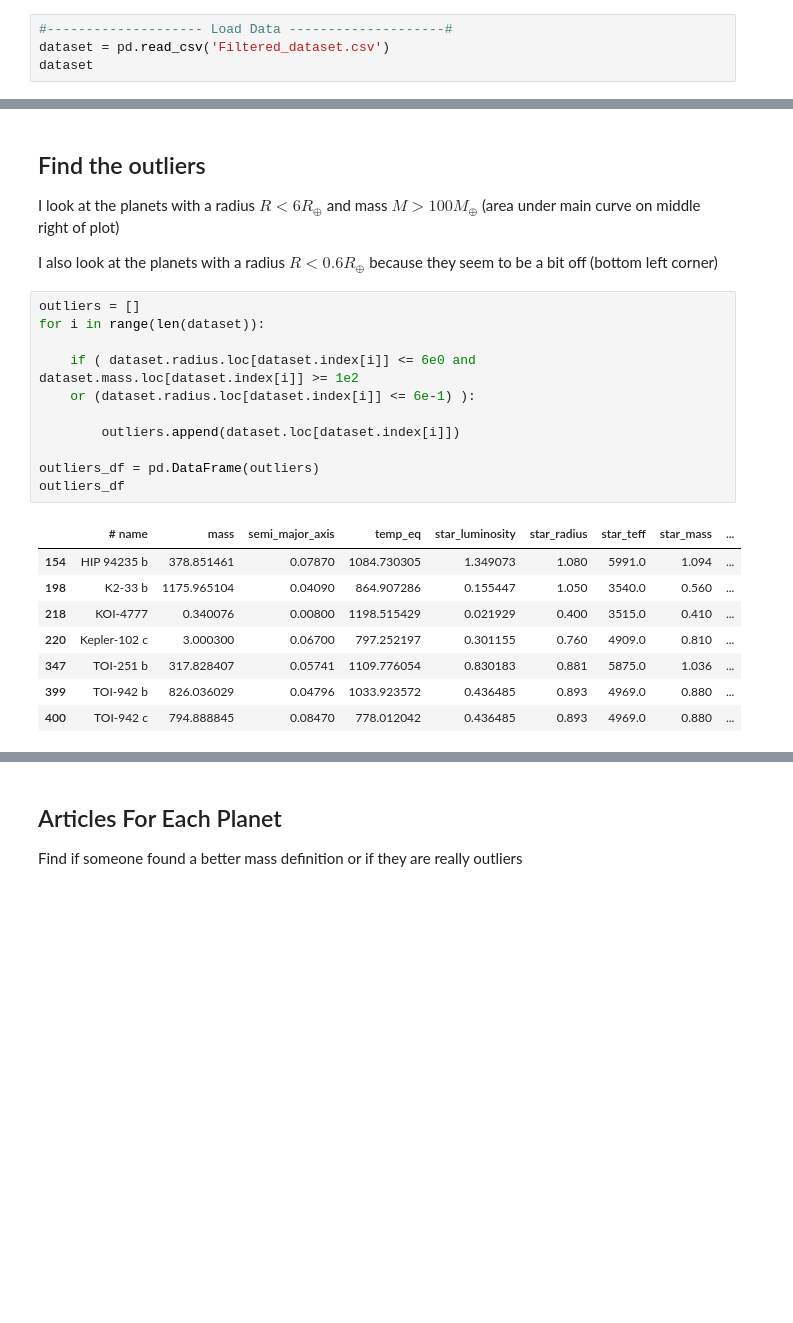
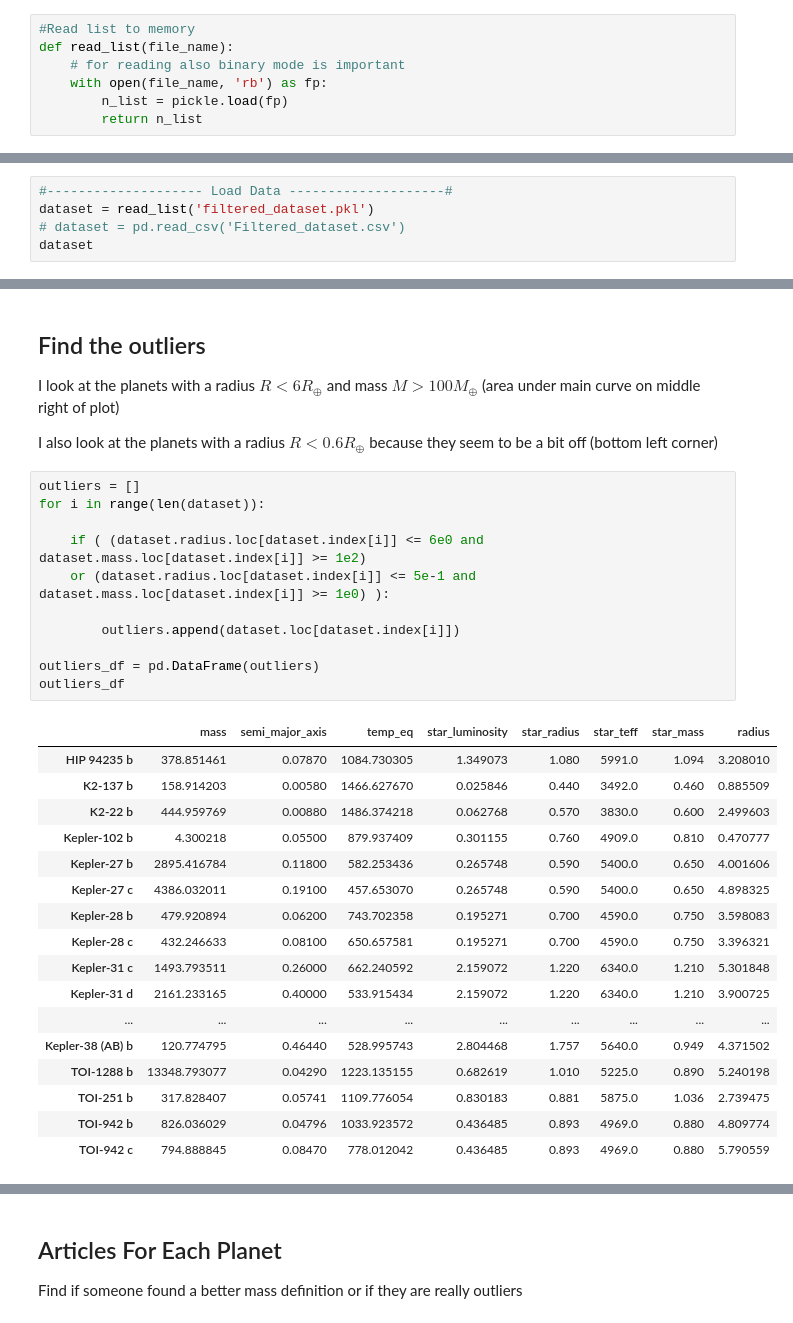
Before and after one commit to soleneulmer/bem, a Jupyter notebook: Find Outliers.ipynb, the cells around one changed output, grey strips where cells are left out. Cells and saved outputs as stored; diff of their text form; blank space fills up the shorter version.

```diff
--- a/Find Outliers.ipynb
+++ b/Find Outliers.ipynb
@@ -7,4 +13,7 @@ import matplotlib.pyplot as plt
 # %%
-#-------------------- Load Data --------------------#
-dataset = pd.read_csv('Filtered_dataset.csv')
-dataset
+#Read list to memory
+def read_list(file_name):
+    # for reading also binary mode is important
+    with open(file_name, 'rb') as fp:
+        n_list = pickle.load(fp)
+        return n_list
@@ -24,0 +39,5 @@ dataset
+# %%
+#-------------------- Load Data --------------------#
+dataset = read_list('filtered_dataset.pkl')
+# dataset = pd.read_csv('Filtered_dataset.csv')
+dataset
@@ -47,20 +80,29 @@ I also look at the planets with a radius $R < 0.6 R_{\oplus}$ because they seem
 # %%
 outliers = []
 for i in range(len(dataset)):
 
-    if ( dataset.radius.loc[dataset.index[i]] <= 6e0 and dataset.mass.loc[dataset.index[i]] >= 1e2
-    or (dataset.radius.loc[dataset.index[i]] <= 6e-1) ):
+    if ( (dataset.radius.loc[dataset.index[i]] <= 6e0 and dataset.mass.loc[dataset.index[i]] >= 1e2)
+    or (dataset.radius.loc[dataset.index[i]] <= 5e-1 and dataset.mass.loc[dataset.index[i]] >= 1e0) ):
 
         outliers.append(dataset.loc[dataset.index[i]])
 
 outliers_df = pd.DataFrame(outliers)
 outliers_df
 # %% [output]
-|  | # name | mass | semi_major_axis | temp_eq | star_luminosity | star_radius | star_teff | star_mass | ... |
-| 154 | HIP 94235 b | 378.851461 | 0.07870 | 1084.730305 | 1.349073 | 1.080 | 5991.0 | 1.094 | ... |
-| 198 | K2-33 b | 1175.965104 | 0.04090 | 864.907286 | 0.155447 | 1.050 | 3540.0 | 0.560 | ... |
-| 218 | KOI-4777 | 0.340076 | 0.00800 | 1198.515429 | 0.021929 | 0.400 | 3515.0 | 0.410 | ... |
-| 220 | Kepler-102 c | 3.000300 | 0.06700 | 797.252197 | 0.301155 | 0.760 | 4909.0 | 0.810 | ... |
-| 347 | TOI-251 b | 317.828407 | 0.05741 | 1109.776054 | 0.830183 | 0.881 | 5875.0 | 1.036 | ... |
-| 399 | TOI-942 b | 826.036029 | 0.04796 | 1033.923572 | 0.436485 | 0.893 | 4969.0 | 0.880 | ... |
-| 400 | TOI-942 c | 794.888845 | 0.08470 | 778.012042 | 0.436485 | 0.893 | 4969.0 | 0.880 | ... |
+|  | mass | semi_major_axis | temp_eq | star_luminosity | star_radius | star_teff | star_mass | radius |
+| HIP 94235 b | 378.851461 | 0.07870 | 1084.730305 | 1.349073 | 1.080 | 5991.0 | 1.094 | 3.208010 |
+| K2-137 b | 158.914203 | 0.00580 | 1466.627670 | 0.025846 | 0.440 | 3492.0 | 0.460 | 0.885509 |
+| K2-22 b | 444.959769 | 0.00880 | 1486.374218 | 0.062768 | 0.570 | 3830.0 | 0.600 | 2.499603 |
+| Kepler-102 b | 4.300218 | 0.05500 | 879.937409 | 0.301155 | 0.760 | 4909.0 | 0.810 | 0.470777 |
+| Kepler-27 b | 2895.416784 | 0.11800 | 582.253436 | 0.265748 | 0.590 | 5400.0 | 0.650 | 4.001606 |
+| Kepler-27 c | 4386.032011 | 0.19100 | 457.653070 | 0.265748 | 0.590 | 5400.0 | 0.650 | 4.898325 |
+| Kepler-28 b | 479.920894 | 0.06200 | 743.702358 | 0.195271 | 0.700 | 4590.0 | 0.750 | 3.598083 |
+| Kepler-28 c | 432.246633 | 0.08100 | 650.657581 | 0.195271 | 0.700 | 4590.0 | 0.750 | 3.396321 |
+| Kepler-31 c | 1493.793511 | 0.26000 | 662.240592 | 2.159072 | 1.220 | 6340.0 | 1.210 | 5.301848 |
+| Kepler-31 d | 2161.233165 | 0.40000 | 533.915434 | 2.159072 | 1.220 | 6340.0 | 1.210 | 3.900725 |
+| ... | ... | ... | ... | ... | ... | ... | ... | ... |
+| Kepler-38 (AB) b | 120.774795 | 0.46440 | 528.995743 | 2.804468 | 1.757 | 5640.0 | 0.949 | 4.371502 |
+| TOI-1288 b | 13348.793077 | 0.04290 | 1223.135155 | 0.682619 | 1.010 | 5225.0 | 0.890 | 5.240198 |
+| TOI-251 b | 317.828407 | 0.05741 | 1109.776054 | 0.830183 | 0.881 | 5875.0 | 1.036 | 2.739475 |
+| TOI-942 b | 826.036029 | 0.04796 | 1033.923572 | 0.436485 | 0.893 | 4969.0 | 0.880 | 4.809774 |
+| TOI-942 c | 794.888845 | 0.08470 | 778.012042 | 0.436485 | 0.893 | 4969.0 | 0.880 | 5.790559 |
```
Also changed, not shown: parts of 11 cells of this notebook, 13 other files.
